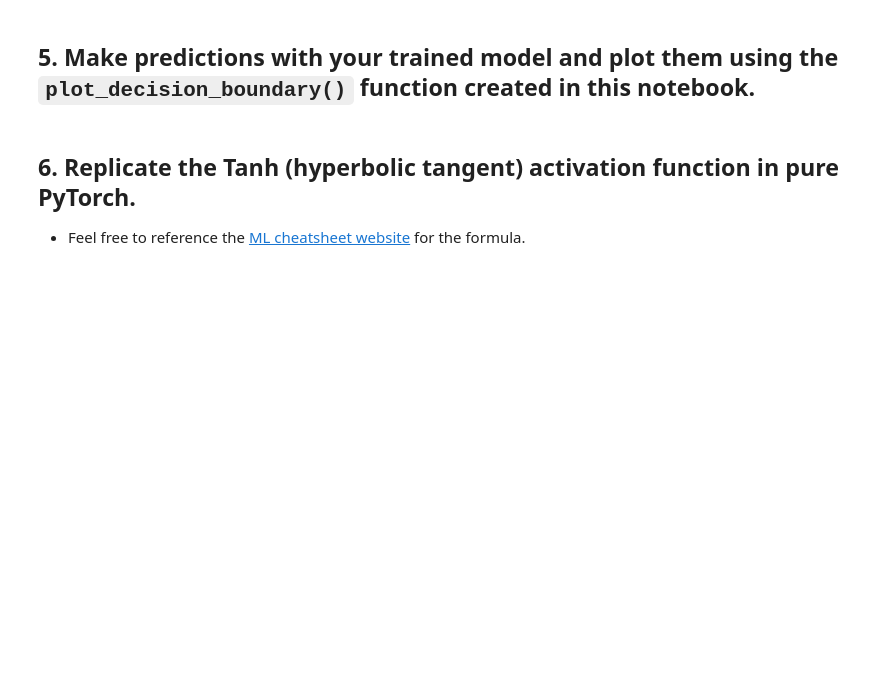
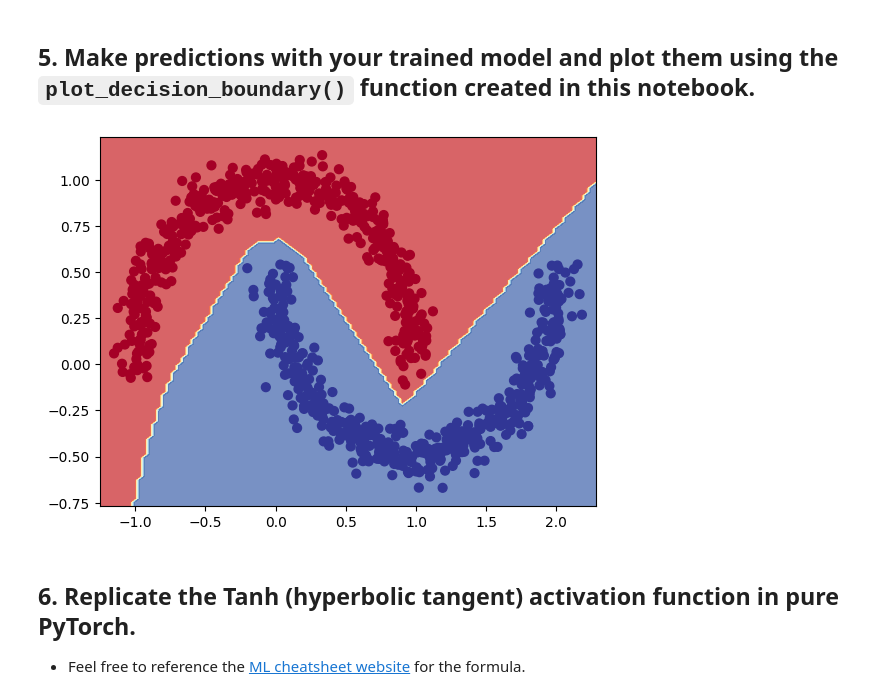
Before and after one commit to stwir/pytorch-deep-learning, a Jupyter notebook: extras/exercises/02_pytorch_classification_exercises.ipynb, the cells around one changed output. Drawn from its saved outputs; the diff is of its cells as text; code cells hidden in the pictures; blank space fills up the shorter version.

```diff
--- a/extras/exercises/02_pytorch_classification_exercises.ipynb
+++ b/extras/exercises/02_pytorch_classification_exercises.ipynb
@@ -140,55 +170,59 @@ Pred labels:
 from torchmetrics import Accuracy
 
 ## TODO: Uncomment this code to use the Accuracy function
-# acc_fn = Accuracy(task="multiclass", num_classes=2).to(device) # send accuracy function to device
+acc_fn = Accuracy(task="multiclass", num_classes=2).to(device) # send accuracy function to device
 # acc_fn
 # %%
 ## TODO: Uncomment this to set the seed
-# torch.manual_seed(RANDOM_SEED)
+#torch.manual_seed(RANDOM_SEED)
 
 # Setup epochs
-
+epochs = 1000
 
 # Send data to the device
-
+x_train, x_test = x_train.to(device), x_test.to(device)
+y_train, y_test = y_train.to(device), y_test.to(device)
 
 # Loop through the data
-# for epoch in range(epochs):
+for epoch in range(epochs):
   ### Training
-
+  model_0.train()
 
   # 1. Forward pass (logits output)
-
+  y_logit = model_0(x_train.squeeze())
   # Turn logits into prediction probabilities
-
+  y_pred_prob = torch.sigmoid(y_logit)
 
   # Turn prediction probabilities into prediction labels
-
+  y_pred = y_pred_prob.round()
 
   # 2. Calculaute the loss
-  # loss = loss_fn(y_logits, y_train) # loss = compare model raw outputs to desired model outputs
+  loss = loss_fn(y_logit.squeeze(), y_train.squeeze()) # loss = compare model raw outputs to desired model outputs
 
   # Calculate the accuracy
-  # acc = acc_fn(y_pred, y_train.int()) # the accuracy function needs to compare pred labels (not logits) with actual labels
+  acc = acc_fn(y_pred.squeeze(), y_train.int()) # the accuracy function needs to compare pred labels (not logits) with actual labels
 
   # 3. Zero the gradients
-
+  optim.zero_grad()
 
   # 4. Loss backward (perform backpropagation) - https://brilliant.org/wiki/backpropagation/#:~:text=Backpropagation%2C%20short%20for%20%22backward%20propagation,to%20the%20neural%20network's%20weights.
-
+  loss.backward()
   # 5. Step the optimizer (gradient descent) - https://towardsdatascience.com/gradient-descent-algorithm-a-deep-dive-cf04e8115f21#:~:text=Gradient%20descent%20(GD)%20is%20an,e.g.%20in%20a%20linear%20regression)
-
+  optim.step()
 
   ### Testing
-  # model_0.eval()
-  # with torch.inference_mode():
+  model_0.eval()
+  with torch.inference_mode():
     # 1. Forward pass (to get the logits)
-
+    y_logit_test = model_0(x_test)
     # Turn the test logits into prediction labels
-
+    y_pred_prob_test = torch.sigmoid(y_logit_test)
+    y_pred_test = y_pred_prob_test.round()
 
     # 2. Caculate the test loss/acc
-
+    test_loss = loss_fn(y_logit_test.squeeze(), y_test)
+    test_acc = acc_fn(y_pred_test.squeeze(), y_test.int())
 
   # Print out what's happening every 100 epochs
-  # if epoch % 100 == 0:
+  if epoch % 100 == 0:
+        print(f"Epoch: {epoch} | Loss: {loss:.2f} Acc: {acc:.2f} | Test loss: {test_loss:.2f} Test acc: {test_acc:.2f}")
@@ -233,6 +278,9 @@ def plot_decision_boundary(model, X, y):
     plt.ylim(yy.min(), yy.max())
 # %%
 # Plot decision boundaries for training and test sets
+plot_decision_boundary(model_0, x, y)
+# %% [output]
+[figure, added]
 # %% [markdown]
 ## 6. Replicate the Tanh (hyperbolic tangent) activation function in pure PyTorch.
   * Feel free to reference the [ML cheatsheet website](https://ml-cheatsheet.readthedocs.io/en/latest/activation_functions.html#tanh) for the formula.
```
Also changed, not shown: parts of 12 cells of this notebook.
